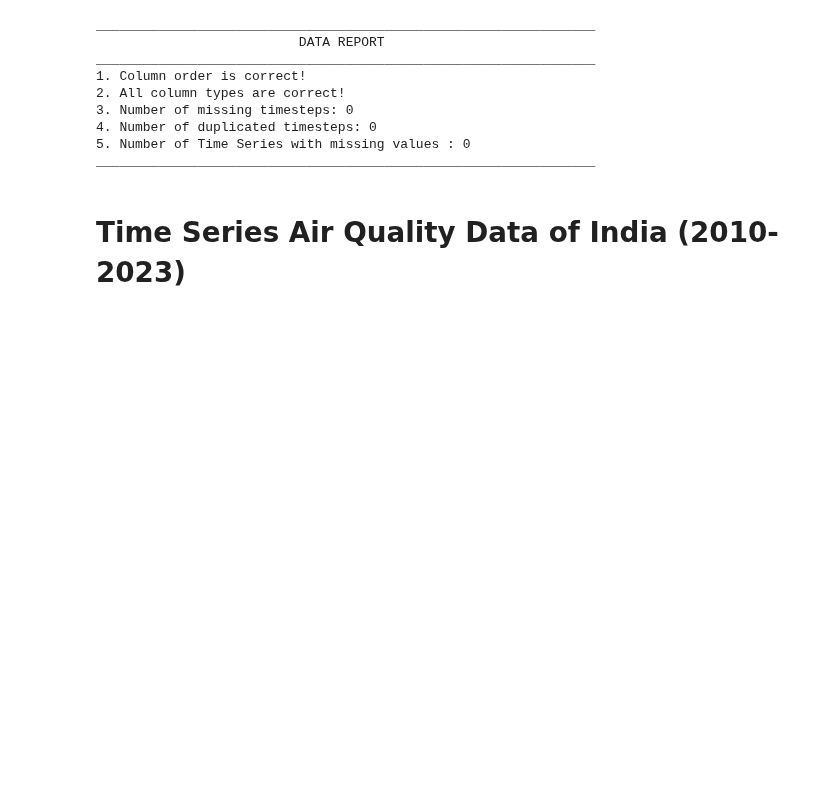
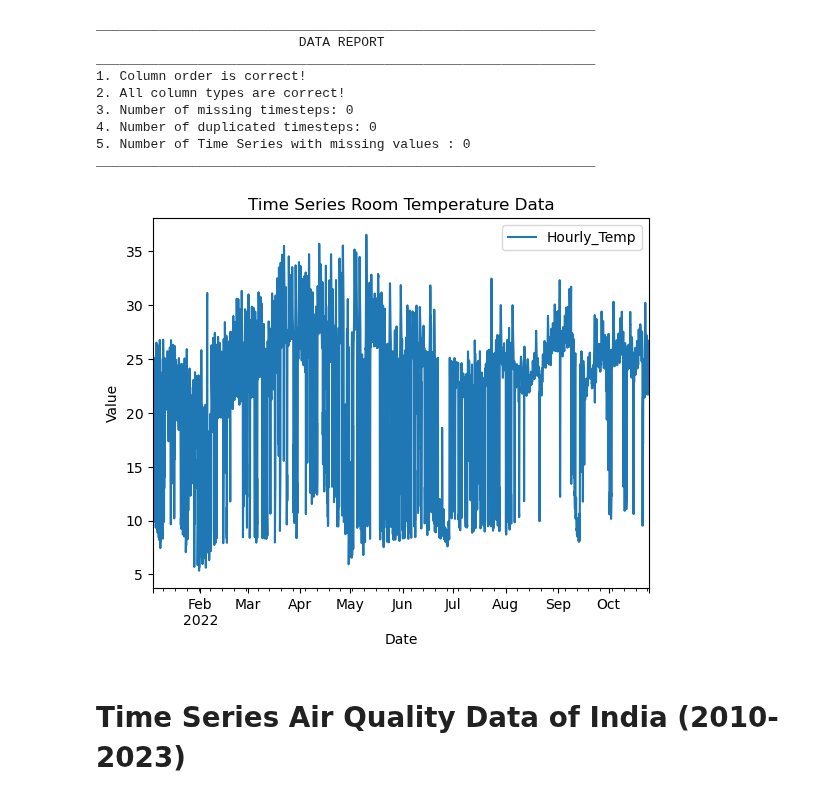
Before and after one commit to MiguelLoureiro98/timecave, a Jupyter notebook: experiments/data_preprocessing.ipynb, the cells around one changed output. Saved outputs shown, nothing was run; the diff lists cells and outputs as text; code cells hidden in the pictures; blank space fills up the shorter version.

```diff
--- a/experiments/data_preprocessing.ipynb
+++ b/experiments/data_preprocessing.ipynb
@@ -235,6 +243,10 @@ ________________________________________________________________
 ________________________________________________________________
 # %%
 #tsrtd.to_csv('datasets/processed_data/MLTempDataset_13052024.csv', index=False)
+# %%
+plot_time_series(tsrtd, title="Time Series Room Temperature Data")
+# %% [output]
+[figure, added]
 # %% [markdown]
 # Time Series Air Quality Data of India (2010-2023)
 # %% [markdown]
```
Also changed, not shown: parts of 14 cells of this notebook, 2 other files.
